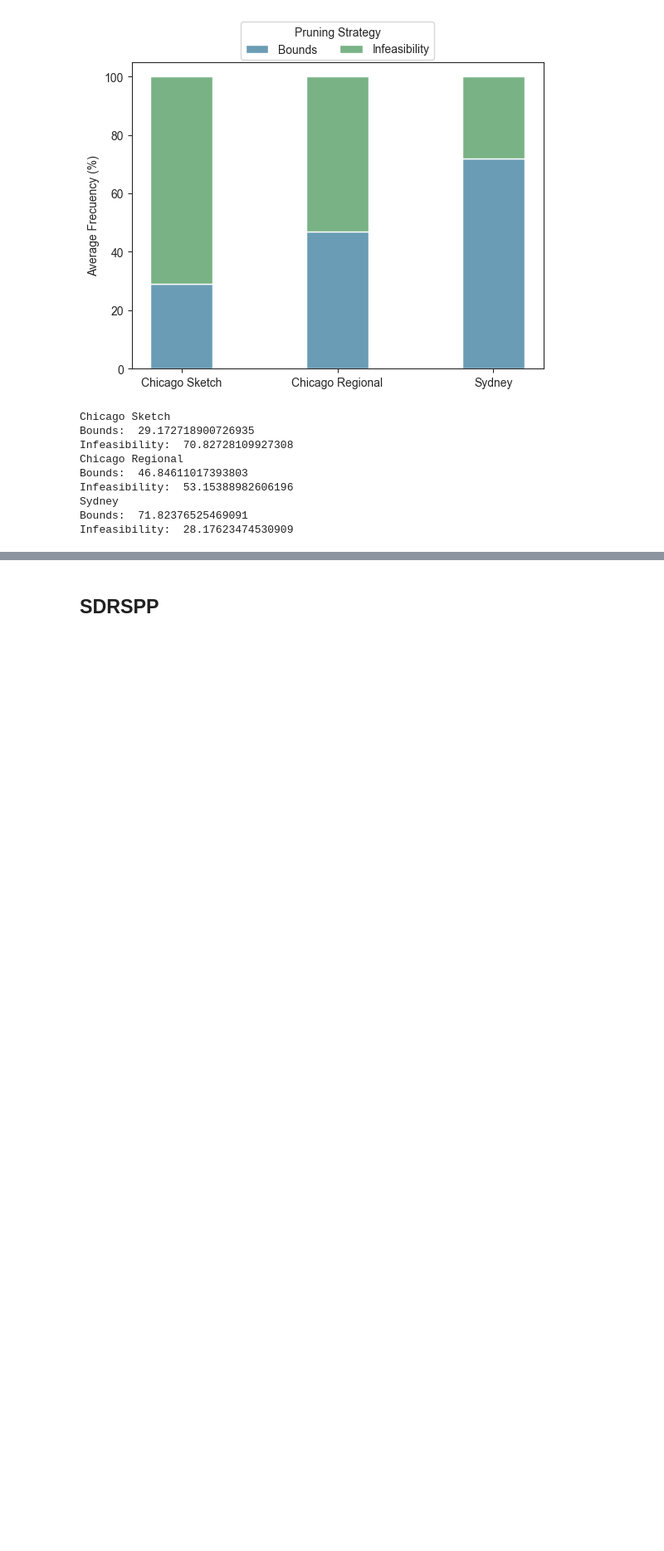
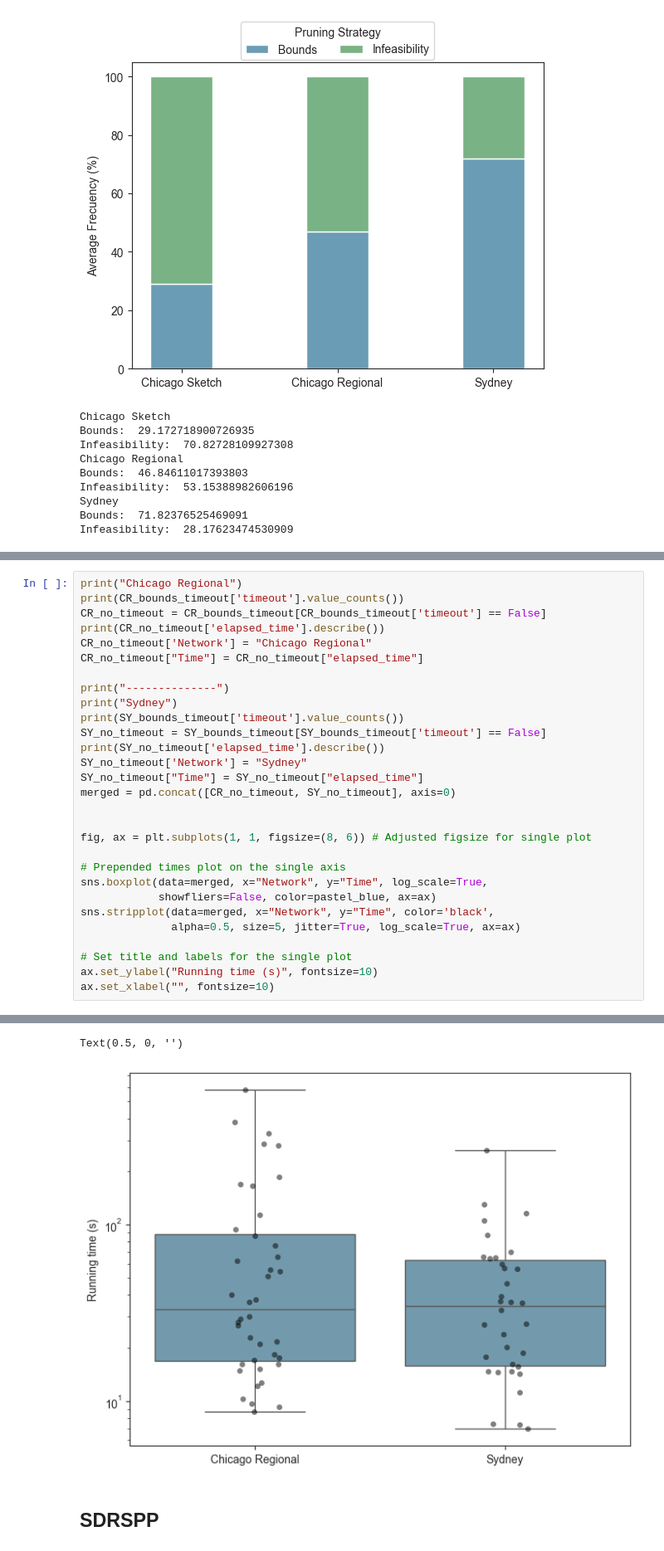
Before and after one commit to EstebanLeiva/PA-Experiments, a Jupyter notebook: plotting/plot copy.ipynb, the cells around one changed output, grey strips where cells are left out. Shown at 83% size. Drawn from its saved outputs; the diff is of its cells as text; blank space fills up the shorter version.

```diff
--- a/plotting/plot copy.ipynb
+++ b/plotting/plot copy.ipynb
@@ -257,0 +305,30 @@ Infeasibility:  28.17623474530909
+# %%
+print("Chicago Regional")
+print(CR_bounds_timeout['timeout'].value_counts())
+CR_no_timeout = CR_bounds_timeout[CR_bounds_timeout['timeout'] == False]
+print(CR_no_timeout['elapsed_time'].describe())
+CR_no_timeout['Network'] = "Chicago Regional"
+CR_no_timeout["Time"] = CR_no_timeout["elapsed_time"]
+
+print("--------------")
+print("Sydney")
+print(SY_bounds_timeout['timeout'].value_counts())
+SY_no_timeout = SY_bounds_timeout[SY_bounds_timeout['timeout'] == False]
+print(SY_no_timeout['elapsed_time'].describe())
+SY_no_timeout['Network'] = "Sydney"
+SY_no_timeout["Time"] = SY_no_timeout["elapsed_time"]
+merged = pd.concat([CR_no_timeout, SY_no_timeout], axis=0)
+
+
+fig, ax = plt.subplots(1, 1, figsize=(8, 6)) # Adjusted figsize for single plot
+
+# Prepended times plot on the single axis
+sns.boxplot(data=merged, x="Network", y="Time", log_scale=True,
+            showfliers=False, color=pastel_blue, ax=ax)
+sns.stripplot(data=merged, x="Network", y="Time", color='black',
+              alpha=0.5, size=5, jitter=True, log_scale=True, ax=ax)
+
+# Set title and labels for the single plot
+ax.set_ylabel("Running time (s)", fontsize=10)
+ax.set_xlabel("", fontsize=10)
+# %% [output]
@@ -258,3 +372,5 @@ Infeasibility:  28.17623474530909
+Text(0.5, 0, '')
+[figure, added]
 # %% [markdown]
 ## SDRSPP
 # %%
```
Also changed, not shown: parts of 13 cells of this notebook, 24 other files.
